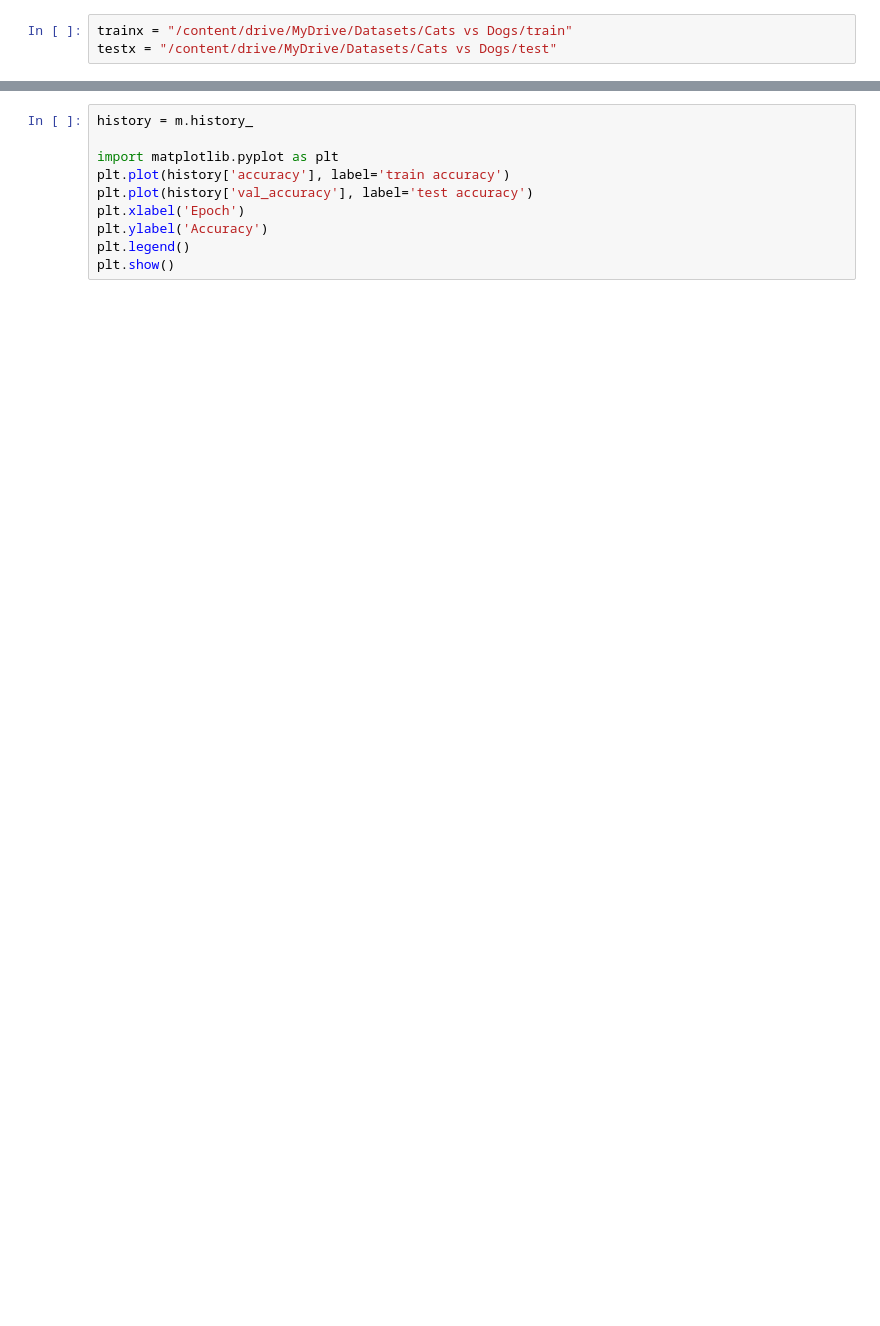
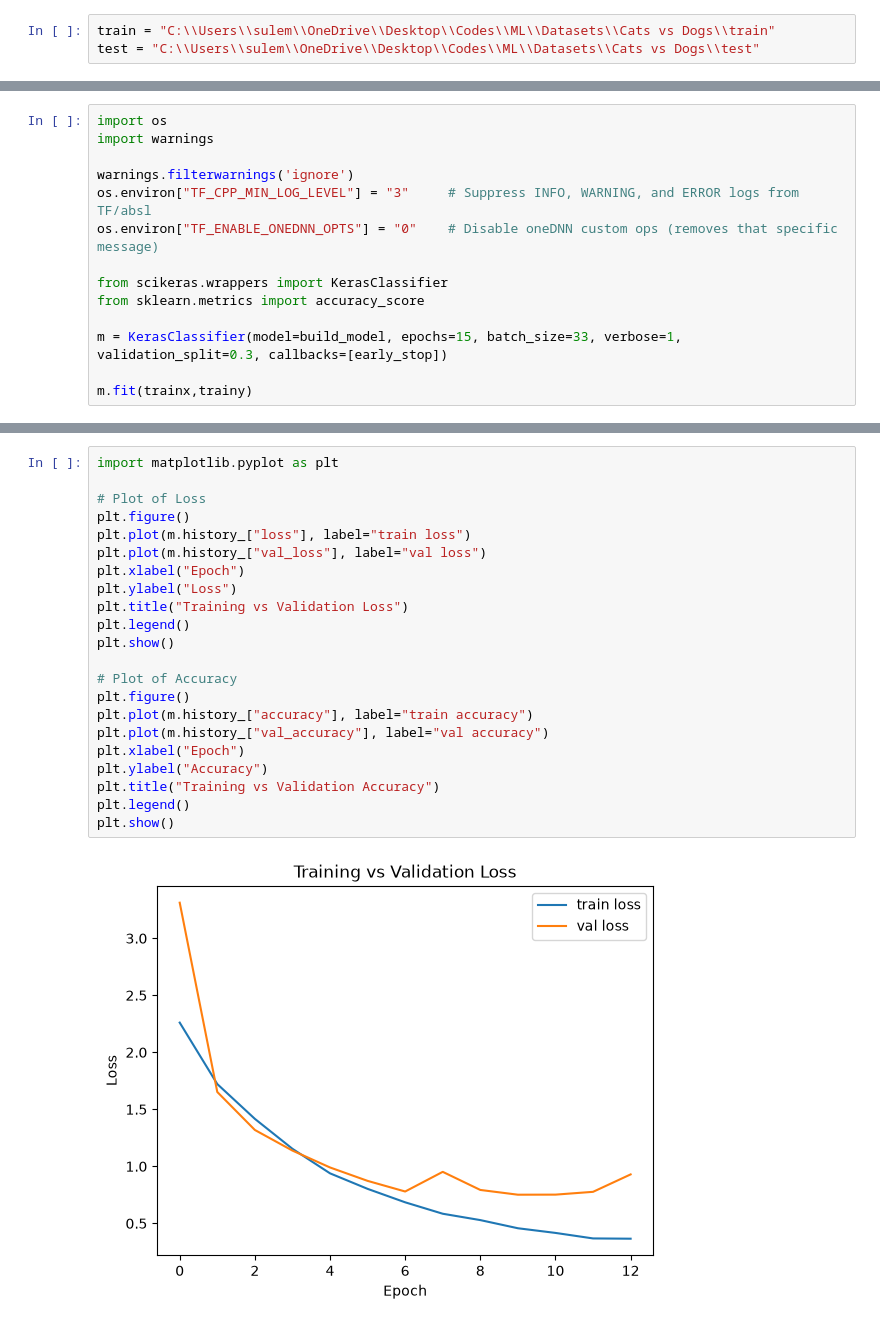
Before and after one commit to SULEMAN-FAROOQI/ML, a Jupyter notebook: Projects/Cats vs Dogs Image Classification.ipynb, the cells around one changed output, grey strips where cells are left out. Cells and saved outputs as stored; diff of their text form; blank space fills up the shorter version.

```diff
--- a/Projects/Cats vs Dogs Image Classification.ipynb
+++ b/Projects/Cats vs Dogs Image Classification.ipynb
@@ -14,6 +11,6 @@ from tensorflow.keras.layers import Dense, Conv2D, Flatten, MaxPooling2D, BatchN
 # %%
-trainx = "/content/drive/MyDrive/Datasets/Cats vs Dogs/train"
-testx = "/content/drive/MyDrive/Datasets/Cats vs Dogs/test"
+train = "C:\\Users\\sulem\\OneDrive\\Desktop\\Codes\\ML\\Datasets\\Cats vs Dogs\\train"
+test = "C:\\Users\\sulem\\OneDrive\\Desktop\\Codes\\ML\\Datasets\\Cats vs Dogs\\test"
 # %%
 # Generators: Used to convert data in batches so RAM can process easily. Also it used to rescale the image on the same scale.
 
@@ -79,0 +107,14 @@ m.fit(train_pixels, validation_data=test_pixels, epochs=20)
+# %%
+import os
+import warnings
+
+warnings.filterwarnings('ignore')
+os.environ["TF_CPP_MIN_LOG_LEVEL"] = "3"     # Suppress INFO, WARNING, and ERROR logs from TF/absl
+os.environ["TF_ENABLE_ONEDNN_OPTS"] = "0"    # Disable oneDNN custom ops (removes that specific message)
+
+from scikeras.wrappers import KerasClassifier
+from sklearn.metrics import accuracy_score
+
+m = KerasClassifier(model=build_model, epochs=15, batch_size=33, verbose=1, validation_split=0.3, callbacks=[early_stop])
+
+m.fit(trainx,trainy)
@@ -80,10 +163,24 @@ m.fit(train_pixels, validation_data=test_pixels, epochs=20)
 # %%
-history = m.history_
+import matplotlib.pyplot as plt
 
-import matplotlib.pyplot as plt
-plt.plot(history['accuracy'], label='train accuracy')
-plt.plot(history['val_accuracy'], label='test accuracy')
-plt.xlabel('Epoch')
-plt.ylabel('Accuracy')
+# Plot of Loss
+plt.figure()
+plt.plot(m.history_["loss"], label="train loss")
+plt.plot(m.history_["val_loss"], label="val loss")
+plt.xlabel("Epoch")
+plt.ylabel("Loss")
+plt.title("Training vs Validation Loss")
 plt.legend()
 plt.show()
+
+# Plot of Accuracy
+plt.figure()
+plt.plot(m.history_["accuracy"], label="train accuracy")
+plt.plot(m.history_["val_accuracy"], label="val accuracy")
+plt.xlabel("Epoch")
+plt.ylabel("Accuracy")
+plt.title("Training vs Validation Accuracy")
+plt.legend()
+plt.show()
+# %% [output]
+[figure, added]
```
Also changed, not shown: parts of 12 cells of this notebook, 1 other file.
